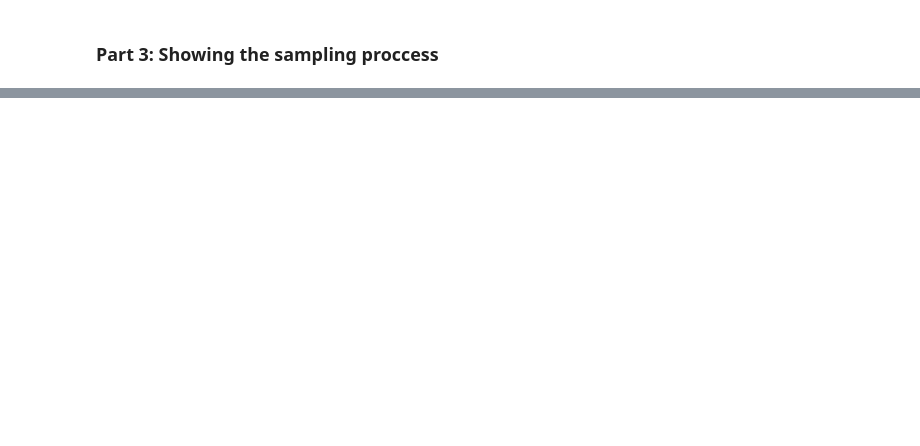
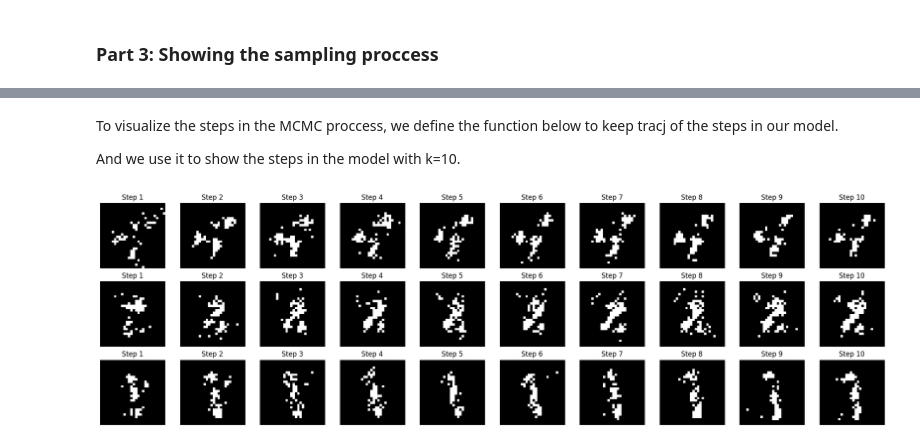
Before and after one commit to MahdiS3171/Introduction_to_ML_Fall_2024, a Jupyter notebook: Projects/Project.ipynb, the cells around one changed output, grey strips where cells are left out. Saved outputs shown, nothing was run; the diff lists cells and outputs as text; code cells hidden in the pictures; blank space fills up the shorter version.

```diff
--- a/Projects/Project.ipynb
+++ b/Projects/Project.ipynb
@@ -163,8 +136,8 @@ Now that we have completely implemented the class, we use the code below to trai
 You can see the loss of each epoch and how the model converges for different values of k (1, 5, 10).
 # %%
 n_visible = X_train_binary.shape[1]
-n_hidden = 64
-k_values = [1, 5, 15]
+n_hidden = 32
+k_values = [1, 5, 10]
 rbms = {}
 
 for k in k_values:
@@ -297,0 +192,32 @@ ValueError: shapes (5,804) and (794,64) not aligned: 804 (dim 1) != 794 (dim 0)
+# %% [markdown]
+To visualize the steps in the MCMC proccess, we define the function below to keep tracj of the steps in our model.
+
+And we use it to show the steps in the model with k=10.
+# %%
+def visualize_mcmc_trained_model(rbm, n_samples=3, track_steps=5):
+
+    fig, axes = plt.subplots(n_samples, track_steps, figsize=(track_steps * 2, n_samples * 2))
+
+    for i in range(n_samples):
+        h_sample = np.random.binomial(1, 0.5, rbm.n_hidden)
+        states = []
+
+        for step in range(track_steps):
+            v_prob = rbm.sigmoid(np.dot(h_sample, rbm.W.T) + rbm.v_bias)
+            v_sample = rbm.sample(v_prob)
+            states.append(v_sample)
+            h_prob = rbm.sigmoid(np.dot(v_sample, rbm.W) + rbm.h_bias)
+            h_sample = rbm.sample(h_prob)
+
+        for j, state in enumerate(states):
+            ax = axes[i, j] if n_samples > 1 else axes[j]
+            ax.imshow(state.reshape(28, 28), cmap="gray")
+            ax.axis("off")
+            ax.set_title(f"Step {j + 1}")
+
+    plt.tight_layout()
+    plt.show()
+
+visualize_mcmc_trained_model(rbms[10], n_samples=3, track_steps=10)
+# %% [output]
+[figure, added]
```
Also changed, not shown: parts of 15 cells of this notebook.
